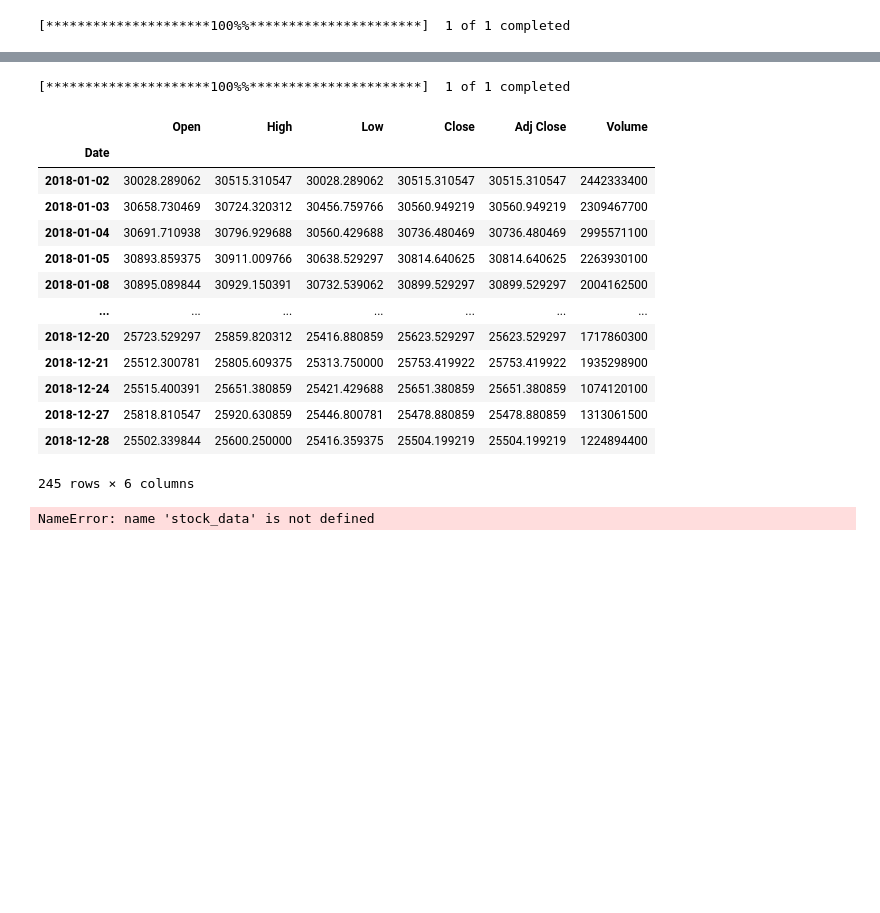
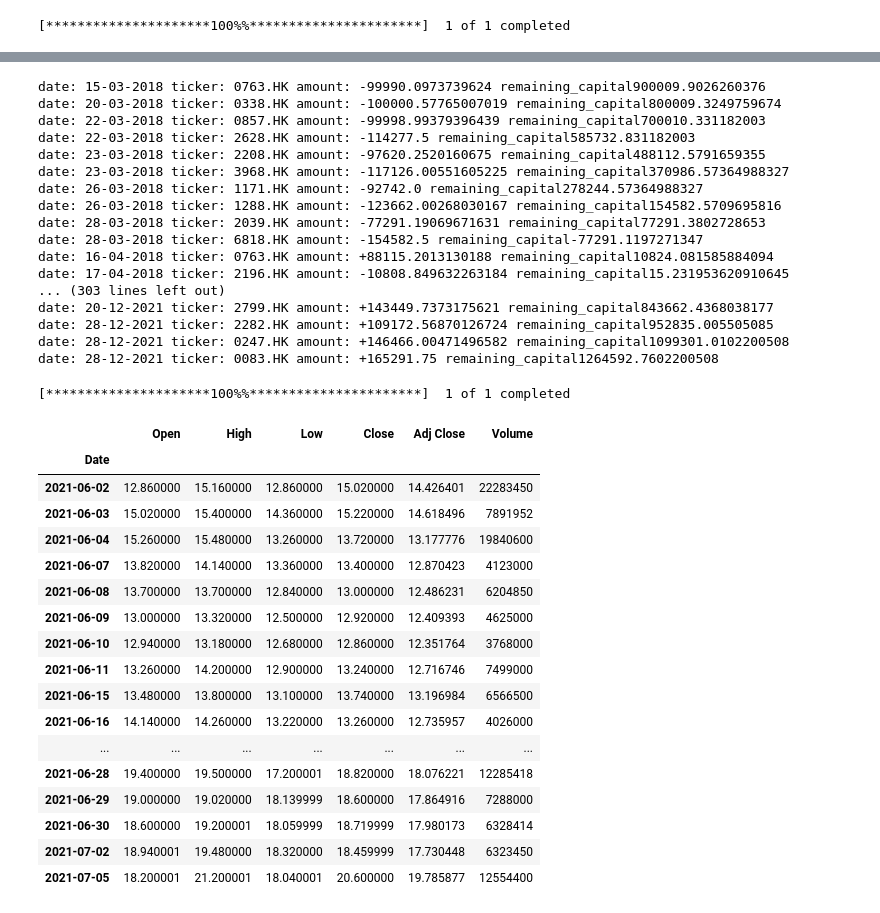
Before and after one commit to nestorfok/scrapeHKEX, a Jupyter notebook: HKEXscraper2/backtest_yearly/backtest.ipynb, the cells around one changed output, grey strips where cells are left out. Cells and saved outputs as stored; diff of their text form; code cells hidden in the pictures; blank space fills up the shorter version.

```diff
--- a/HKEXscraper2/backtest_yearly/backtest.ipynb
+++ b/HKEXscraper2/backtest_yearly/backtest.ipynb
@@ -252,32 +247,52 @@ lst
 # %%
-def get_stock_price():
-    start = datetime.datetime(2018, 1, 1).date()
-    end = datetime.datetime(2018, 12, 31).date()
-    # end = start + datetime.timedelta(days=35)
-    # print(end)
-    stock_data = yf.download("^HSI", start, end)
-    # print(stock_data)
-    return stock_data
-
-get_stock_price()
+for transactions in portfolio.get_transactions():
+    print("date: " + transactions["date"].strftime("%d-%m-%Y") +
+          " ticker: " + transactions['ticker'] +
+          " amount: " + transactions['amount'] +
+          " remaining_capital" + transactions['remaining_capital'])
 # %% [output]
-[*********************100%%**********************]  1 of 1 completed
+date: 15-03-2018 ticker: 0763.HK amount: -99990.0973739624 remaining_capital900009.9026260376
+date: 20-03-2018 ticker: 0338.HK amount: -100000.57765007019 remaining_capital800009.3249759674
+date: 22-03-2018 ticker: 0857.HK amount: -99998.99379396439 remaining_capital700010.331182003
+date: 22-03-2018 ticker: 2628.HK amount: -114277.5 remaining_capital585732.831182003
+date: 23-03-2018 ticker: 2208.HK amount: -97620.2520160675 remaining_capital488112.5791659355
+date: 23-03-2018 ticker: 3968.HK amount: -117126.00551605225 remaining_capital370986.57364988327
+date: 26-03-2018 ticker: 1171.HK amount: -92742.0 remaining_capital278244.57364988327
+date: 26-03-2018 ticker: 1288.HK amount: -123662.00268030167 remaining_capital154582.5709695816
+date: 28-03-2018 ticker: 2039.HK amount: -77291.19069671631 remaining_capital77291.3802728653
+date: 28-03-2018 ticker: 6818.HK amount: -154582.5 remaining_capital-77291.1197271347
+date: 16-04-2018 ticker: 0763.HK amount: +88115.2013130188 remaining_capital10824.081585884094
+date: 17-04-2018 ticker: 2196.HK amount: -10808.849632263184 remaining_capital15.231953620910645
+... (303 lines left out)
+date: 20-12-2021 ticker: 2799.HK amount: +143449.7373175621 remaining_capital843662.4368038177
+date: 28-12-2021 ticker: 2282.HK amount: +109172.56870126724 remaining_capital952835.005505085
+date: 28-12-2021 ticker: 0247.HK amount: +146466.00471496582 remaining_capital1099301.0102200508
+date: 28-12-2021 ticker: 0083.HK amount: +165291.75 remaining_capital1264592.7602200508
-|  | Open | High | Low | Close | Adj Close | Volume |
-| Date |  |  |  |  |  |  |
-| 2018-01-02 | 30028.289062 | 30515.310547 | 30028.289062 | 30515.310547 | 30515.310547 | 2442333400 |
-| 2018-01-03 | 30658.730469 | 30724.320312 | 30456.759766 | 30560.949219 | 30560.949219 | 2309467700 |
-| 2018-01-04 | 30691.710938 | 30796.929688 | 30560.429688 | 30736.480469 | 30736.480469 | 2995571100 |
-| 2018-01-05 | 30893.859375 | 30911.009766 | 30638.529297 | 30814.640625 | 30814.640625 | 2263930100 |
-| 2018-01-08 | 30895.089844 | 30929.150391 | 30732.539062 | 30899.529297 | 30899.529297 | 2004162500 |
-| ... | ... | ... | ... | ... | ... | ... |
-| 2018-12-20 | 25723.529297 | 25859.820312 | 25416.880859 | 25623.529297 | 25623.529297 | 1717860300 |
-| 2018-12-21 | 25512.300781 | 25805.609375 | 25313.750000 | 25753.419922 | 25753.419922 | 1935298900 |
-| 2018-12-24 | 25515.400391 | 25651.380859 | 25421.429688 | 25651.380859 | 25651.380859 | 1074120100 |
-| 2018-12-27 | 25818.810547 | 25920.630859 | 25446.800781 | 25478.880859 | 25478.880859 | 1313061500 |
-| 2018-12-28 | 25502.339844 | 25600.250000 | 25416.359375 | 25504.199219 | 25504.199219 | 1224894400 |
-245 rows × 6 columns
 # %%
-print(stock_data.index[0].date())
-print(stock_data.iloc[0]['Close'])
+# start = datetime.datetime(2021, 6, 2).date()
+# end = datetime.datetime(2021, 7, 6).date()
+# end = start + datetime.timedelta(days=35)
+# print(end)
+hi = yf.download("0336.HK", datetime.datetime(2021, 6, 2).date(), datetime.datetime(2021, 7, 6).date())
+# print(stock_data)
+hi
 # %% [output]
-NameError: name 'stock_data' is not defined
+[*********************100%%**********************]  1 of 1 completed
+|  | Open | High | Low | Close | Adj Close | Volume |
+| Date |  |  |  |  |  |  |
+| 2021-06-02 | 12.860000 | 15.160000 | 12.860000 | 15.020000 | 14.426401 | 22283450 |
+| 2021-06-03 | 15.020000 | 15.400000 | 14.360000 | 15.220000 | 14.618496 | 7891952 |
+| 2021-06-04 | 15.260000 | 15.480000 | 13.260000 | 13.720000 | 13.177776 | 19840600 |
+| 2021-06-07 | 13.820000 | 14.140000 | 13.360000 | 13.400000 | 12.870423 | 4123000 |
+| 2021-06-08 | 13.700000 | 13.700000 | 12.840000 | 13.000000 | 12.486231 | 6204850 |
+| 2021-06-09 | 13.000000 | 13.320000 | 12.500000 | 12.920000 | 12.409393 | 4625000 |
+| 2021-06-10 | 12.940000 | 13.180000 | 12.680000 | 12.860000 | 12.351764 | 3768000 |
+| 2021-06-11 | 13.260000 | 14.200000 | 12.900000 | 13.240000 | 12.716746 | 7499000 |
+| 2021-06-15 | 13.480000 | 13.800000 | 13.100000 | 13.740000 | 13.196984 | 6566500 |
+| 2021-06-16 | 14.140000 | 14.260000 | 13.220000 | 13.260000 | 12.735957 | 4026000 |
+| ... | ... | ... | ... | ... | ... | ... |
+| 2021-06-28 | 19.400000 | 19.500000 | 17.200001 | 18.820000 | 18.076221 | 12285418 |
+| 2021-06-29 | 19.000000 | 19.020000 | 18.139999 | 18.600000 | 17.864916 | 7288000 |
+| 2021-06-30 | 18.600000 | 19.200001 | 18.059999 | 18.719999 | 17.980173 | 6328414 |
+| 2021-07-02 | 18.940001 | 19.480000 | 18.320000 | 18.459999 | 17.730448 | 6323450 |
+| 2021-07-05 | 18.200001 | 21.200001 | 18.040001 | 20.600000 | 19.785877 | 12554400 |
```
Also changed, not shown: parts of 7 cells of this notebook, 2 other files.
